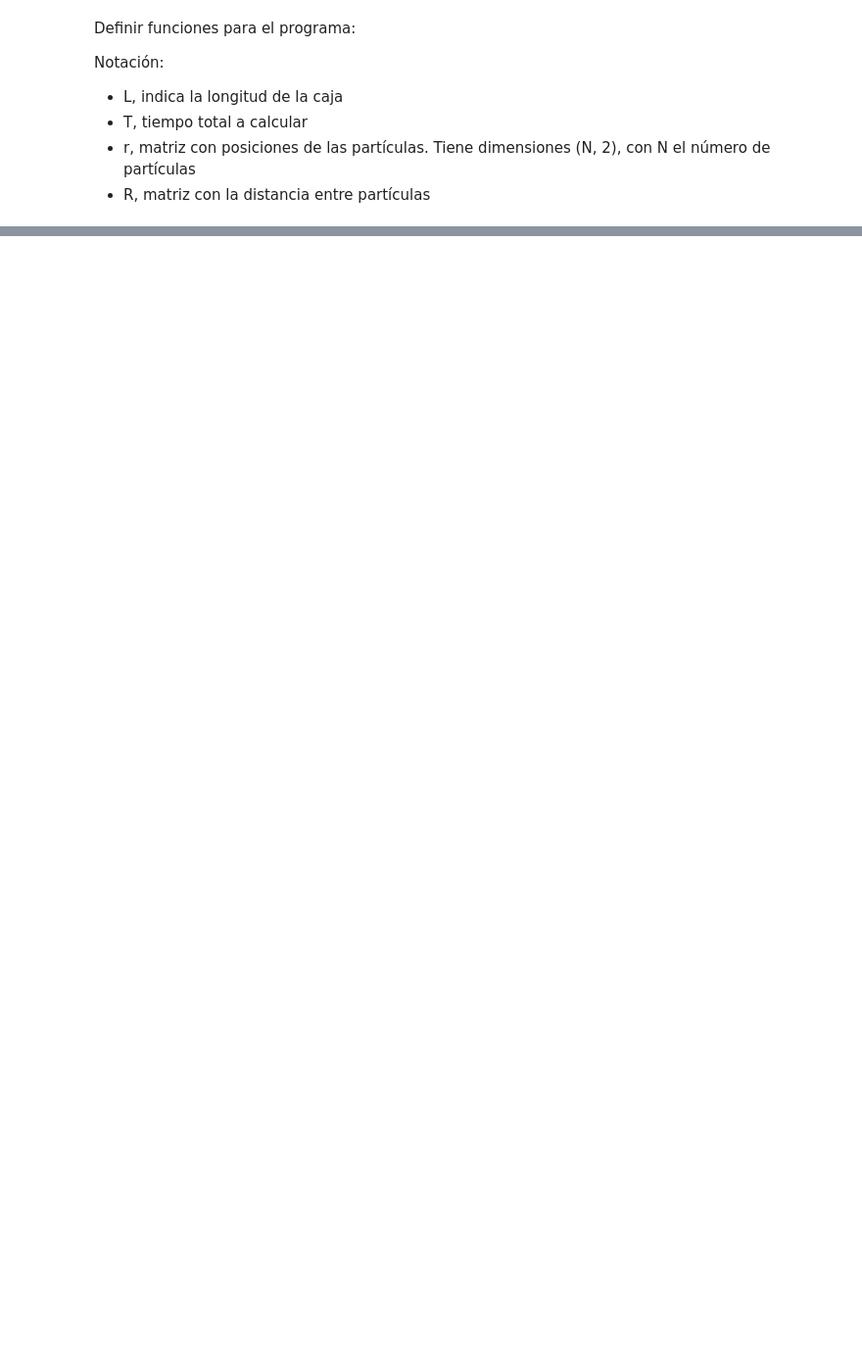
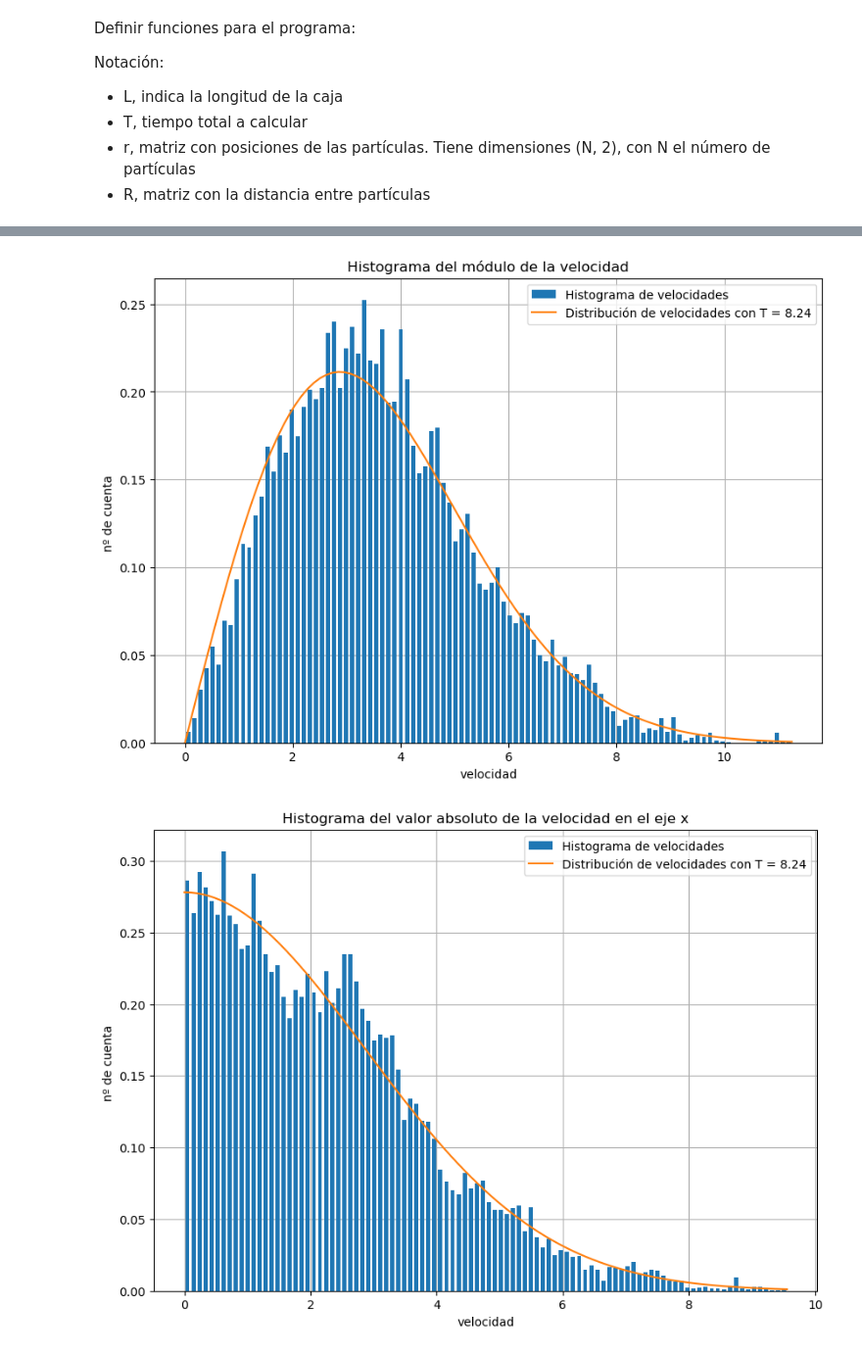
Before and after one commit to liuzhuozhuo/Compu2324, a Jupyter notebook: voluntario1/lennard_jones.ipynb, the cells around one changed output, grey strips where cells are left out. Shown at 98% size. Drawn from its saved outputs; the diff is of its cells as text; code cells hidden in the pictures; blank space fills up the shorter version.

```diff
--- a/voluntario1/lennard_jones.ipynb
+++ b/voluntario1/lennard_jones.ipynb
@@ -144,0 +169,49 @@ plt.grid()
+# %%
+velocidad = pd.read_csv(f'datos/velocidad_{v_0}.txt', delimiter=',', index_col=False, header=0 ,names=['vx', 'vy', 'v'])
+
+Temp = m/(2*k)*np.mean(velocidad.v**2)
+
+def distribution_module (v):
+    return (m/(k*Temp))*v*np.exp(-m*v*v/(2*k*Temp))
+
+def distribution_velocity (v):
+    return np.sqrt(2*m/(np.pi*k*Temp))*np.exp(-m*v*v/(2*k*Temp))
+
+fig=plt.figure(figsize=(10,7))
+ax=fig.add_subplot(111)
+v = np.linspace(0, np.max(velocidad.v), 100)
+plt.grid(zorder=0)
+plt.hist(velocidad.v, bins=100 , rwidth=0.7, zorder = 3, density=True, label='Histograma de velocidades')
+plt.plot(v, distribution_module(v), label=f'Distribución de velocidades con T = {Temp:.2f}', zorder = 4)
+plt.ylabel('nº de cuenta ')
+plt.xlabel('velocidad')
+plt.legend()
+plt.title('Histograma del módulo de la velocidad')
+plt.savefig(f"images/velocidad_{v_0}.png")
+
+fig=plt.figure(figsize=(10,7))
+ax=fig.add_subplot(111)
+vx = np.linspace(0, np.max(velocidad.vx), 100)
+plt.grid(zorder=0)
+plt.hist(np.abs(velocidad.vx), bins=100 , rwidth=0.7, zorder = 3, density=True, label='Histograma de velocidades')
+plt.plot(vx, distribution_velocity(vx), label=f'Distribución de velocidades con T = {Temp:.2f}', zorder = 4)
+plt.ylabel('nº de cuenta ')
+plt.xlabel('velocidad')
+plt.legend()
+plt.title('Histograma del valor absoluto de la velocidad en el eje x')
+plt.savefig(f"images/velocidad_x_{v_0}.png")
+
+fig=plt.figure(figsize=(10,7))
+ax=fig.add_subplot(111)
+vy = np.linspace(0, np.max(velocidad.vy), 100)
+plt.grid(zorder=0)
+plt.hist(np.abs(velocidad.vy), bins=100 , rwidth=0.7, zorder = 3, density=True, label='Histograma de velocidades')
+plt.plot(vy, distribution_velocity(vy), label=f'Distribución de velocidades con T = {Temp:.2f}', zorder = 4)
+plt.ylabel('nº de cuenta ')
+plt.xlabel('velocidad')
+plt.legend()
+plt.title('Histograma del valor absoluto de la velocidad en el eje y')
+plt.savefig(f"images/velocidad_y_{v_0}.png")
+# %% [output]
+[figure, added]
+[figure, added]
```
Also changed, not shown: parts of 9 cells of this notebook, 3 other files.
